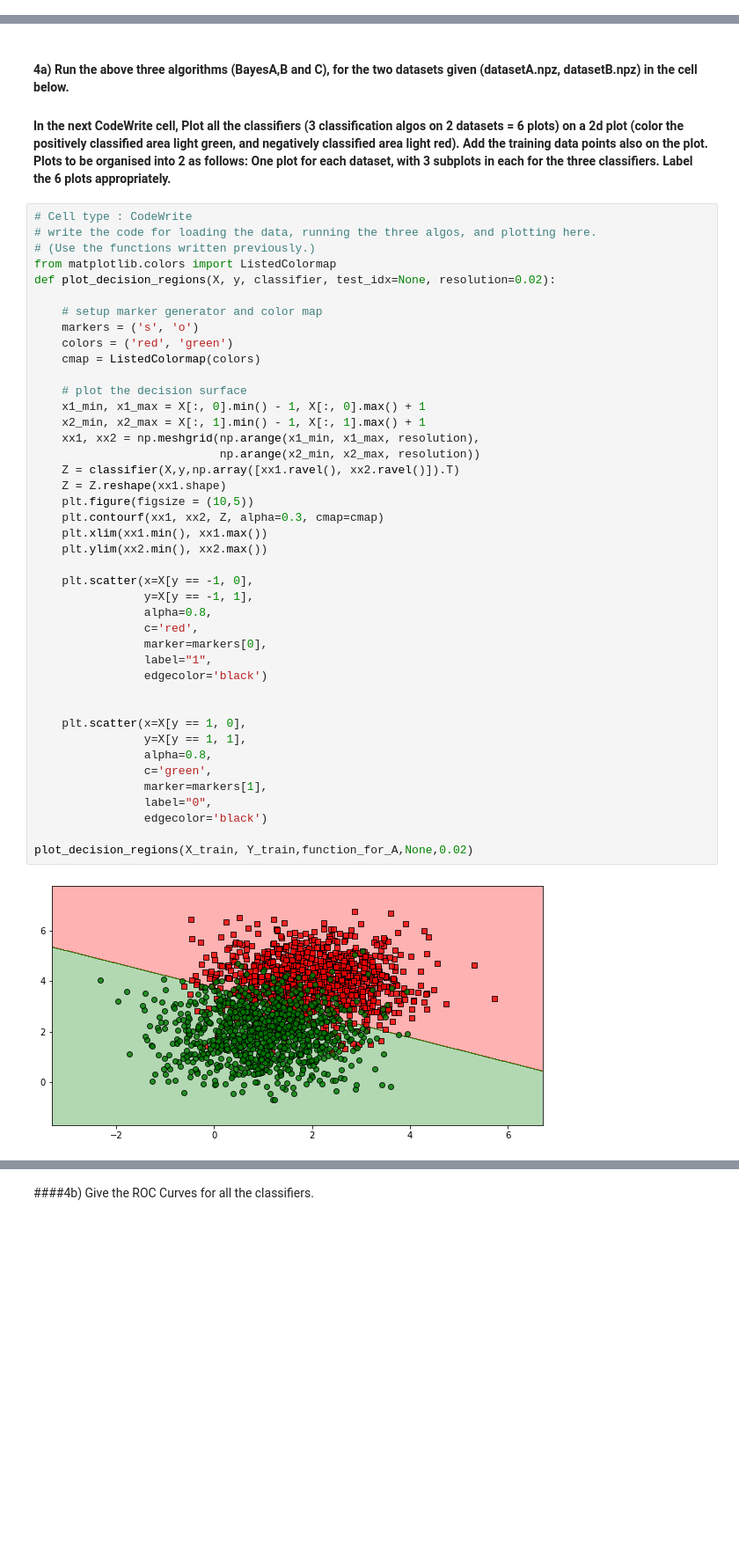
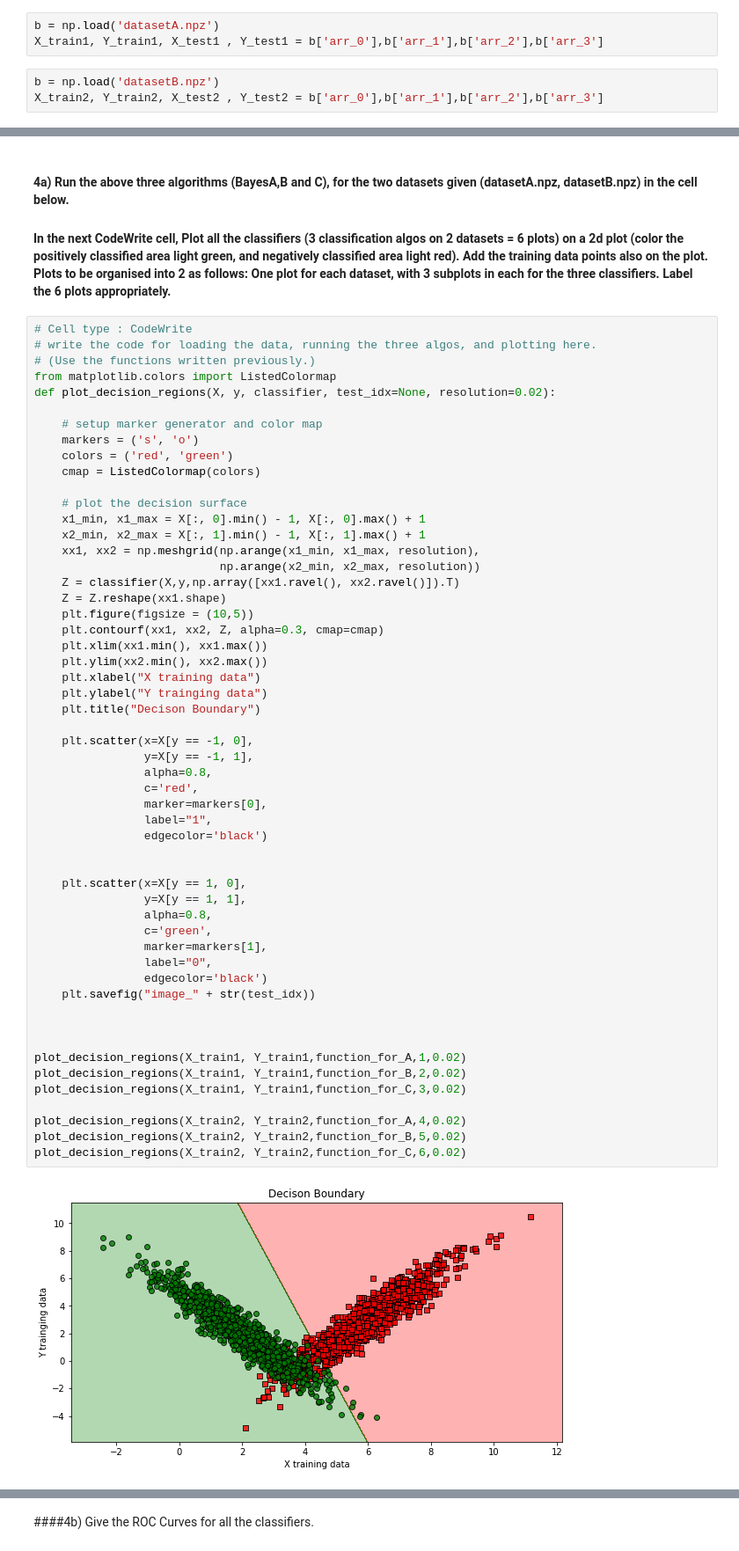
Before and after one commit to cs19b024/prml-assignmemnts, a Jupyter notebook: CS19B015_CS19B024.ipynb, the cells around one changed output, grey strips where cells are left out. Shown at 88% size. Cells and saved outputs as stored; diff of their text form; blank space fills up the shorter version.

```diff
--- a/CS19B015_CS19B024.ipynb
+++ b/CS19B015_CS19B024.ipynb
@@ -214,6 +173,12 @@ Y_test = np.concatenate(( np.ones(1000), -1*np.ones(1000) ))
 Y_pred_test_1a = function_for_A(X_train, Y_train, X_test)
 Y_pred_test_1b = function_for_B(X_train, Y_train, X_test)
 Y_pred_test_1c = function_for_C(X_train, Y_train, X_test)
+# %%
+b = np.load('datasetA.npz')
+X_train1, Y_train1, X_test1 , Y_test1 = b['arr_0'],b['arr_1'],b['arr_2'],b['arr_3']
+# %%
+b = np.load('datasetB.npz')
+X_train2, Y_train2, X_test2 , Y_test2 = b['arr_0'],b['arr_1'],b['arr_2'],b['arr_3']
 # %% [markdown]
 **Cell type : TextRead**
 
@@ -236,32 +201,44 @@ def plot_decision_regions(X, y, classifier, test_idx=None, resolution=0.02):
     # plot the decision surface
     x1_min, x1_max = X[:, 0].min() - 1, X[:, 0].max() + 1
     x2_min, x2_max = X[:, 1].min() - 1, X[:, 1].max() + 1
     xx1, xx2 = np.meshgrid(np.arange(x1_min, x1_max, resolution),
                            np.arange(x2_min, x2_max, resolution))
     Z = classifier(X,y,np.array([xx1.ravel(), xx2.ravel()]).T)
     Z = Z.reshape(xx1.shape)
     plt.figure(figsize = (10,5))
     plt.contourf(xx1, xx2, Z, alpha=0.3, cmap=cmap)
     plt.xlim(xx1.min(), xx1.max())
     plt.ylim(xx2.min(), xx2.max())
+    plt.xlabel("X training data")
+    plt.ylabel("Y trainging data")
+    plt.title("Decison Boundary")
 
     plt.scatter(x=X[y == -1, 0],
                 y=X[y == -1, 1],
                 alpha=0.8,
                 c='red',
                 marker=markers[0],
                 label="1",
                 edgecolor='black')
 
 
     plt.scatter(x=X[y == 1, 0],
                 y=X[y == 1, 1],
                 alpha=0.8,
                 c='green',
                 marker=markers[1],
                 label="0",
                 edgecolor='black')
+    plt.savefig("image_" + str(test_idx))
 
-plot_decision_regions(X_train, Y_train,function_for_A,None,0.02)
+
+
+plot_decision_regions(X_train1, Y_train1,function_for_A,1,0.02)
+plot_decision_regions(X_train1, Y_train1,function_for_B,2,0.02)
+plot_decision_regions(X_train1, Y_train1,function_for_C,3,0.02)
+
+plot_decision_regions(X_train2, Y_train2,function_for_A,4,0.02)
+plot_decision_regions(X_train2, Y_train2,function_for_B,5,0.02)
+plot_decision_regions(X_train2, Y_train2,function_for_C,6,0.02)
 # %% [output]
-[figure, old version]
+[figure, new version]
```
Also changed, not shown: parts of 11 cells of this notebook.
